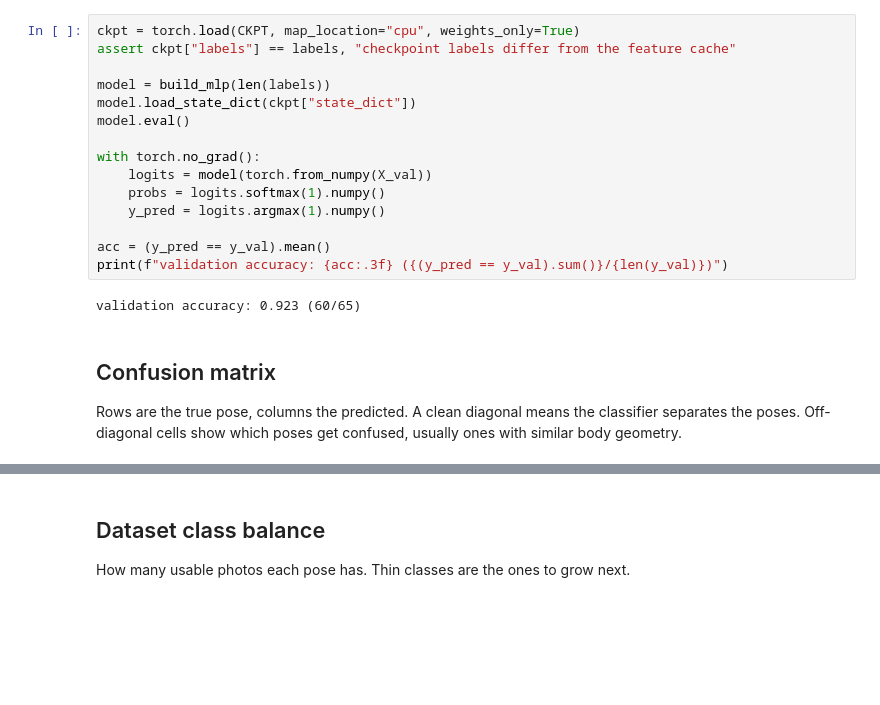
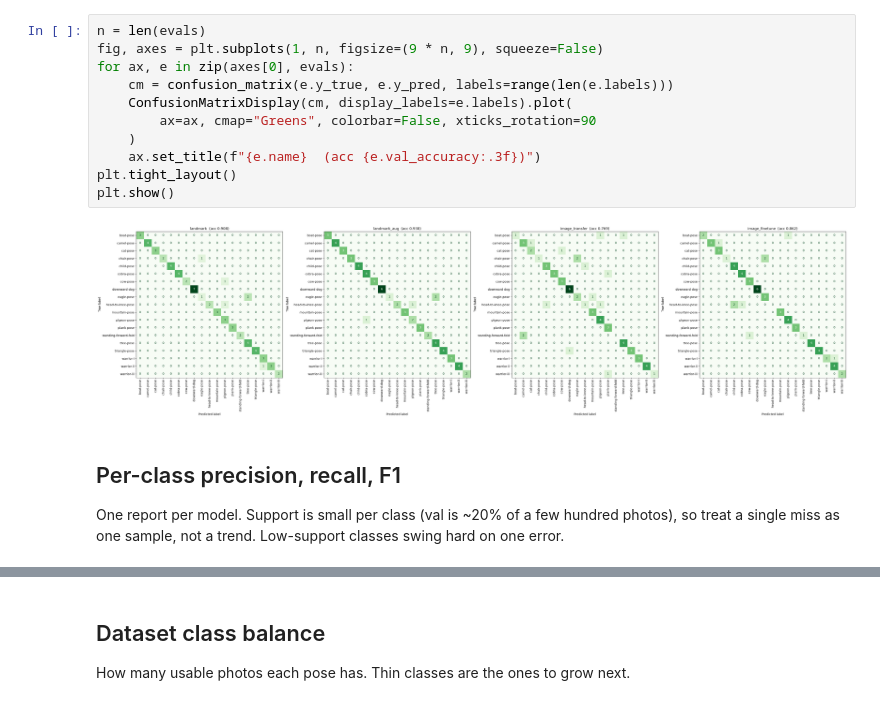
Before and after one commit to catherinepereira/yoga-mirror-model, a Jupyter notebook: notebooks/evaluate_classifier.ipynb, the cells around one changed output, grey strips where cells are left out. Drawn from its saved outputs; the diff is of its cells as text; blank space fills up the shorter version.

```diff
--- a/notebooks/evaluate_classifier.ipynb
+++ b/notebooks/evaluate_classifier.ipynb
@@ -57,24 +103,20 @@ print(f"{len(labels)} classes, {len(X)} samples ({len(X_tr)} train, {len(X_val)}
 # %%
-ckpt = torch.load(CKPT, map_location="cpu", weights_only=True)
-assert ckpt["labels"] == labels, "checkpoint labels differ from the feature cache"
-
-model = build_mlp(len(labels))
-model.load_state_dict(ckpt["state_dict"])
-model.eval()
-
-with torch.no_grad():
-    logits = model(torch.from_numpy(X_val))
-    probs = logits.softmax(1).numpy()
-    y_pred = logits.argmax(1).numpy()
-
-acc = (y_pred == y_val).mean()
-print(f"validation accuracy: {acc:.3f} ({(y_pred == y_val).sum()}/{len(y_val)})")
+n = len(evals)
+fig, axes = plt.subplots(1, n, figsize=(9 * n, 9), squeeze=False)
+for ax, e in zip(axes[0], evals):
+    cm = confusion_matrix(e.y_true, e.y_pred, labels=range(len(e.labels)))
+    ConfusionMatrixDisplay(cm, display_labels=e.labels).plot(
+        ax=ax, cmap="Greens", colorbar=False, xticks_rotation=90
+    )
+    ax.set_title(f"{e.name}  (acc {e.val_accuracy:.3f})")
+plt.tight_layout()
+plt.show()
 # %% [output]
-validation accuracy: 0.923 (60/65)
+[figure, added]
 # %% [markdown]
-## Confusion matrix
+## Per-class precision, recall, F1
 
-Rows are the true pose, columns the predicted. A clean diagonal means the
-classifier separates the poses. Off-diagonal cells show which poses get confused,
-usually ones with similar body geometry.
+One report per model. Support is small per class (val is ~20% of a few hundred
+photos), so treat a single miss as one sample, not a trend. Low-support classes
+swing hard on one error.
 # %%
```
Also changed, not shown: parts of 11 cells of this notebook, 38 other files.
